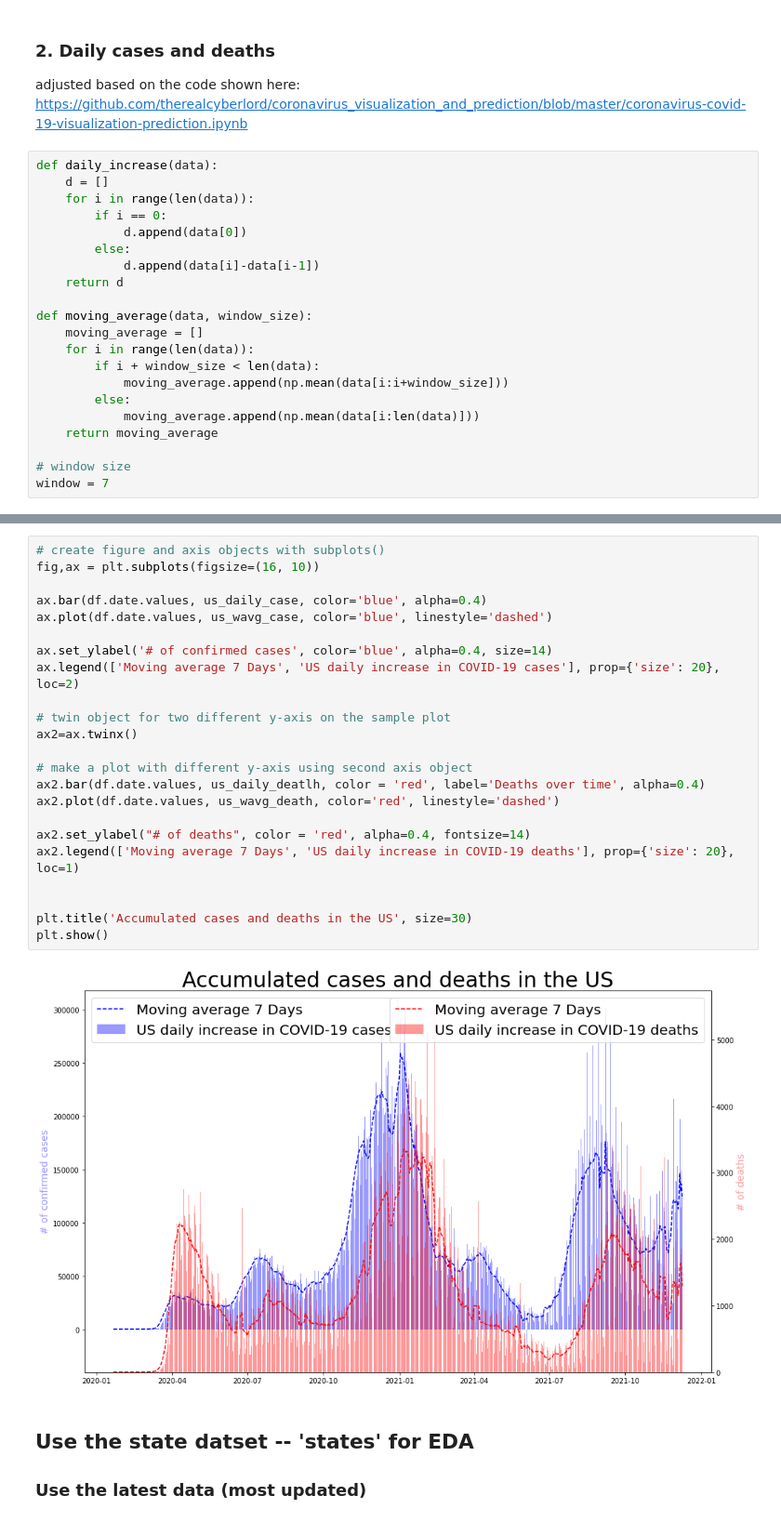
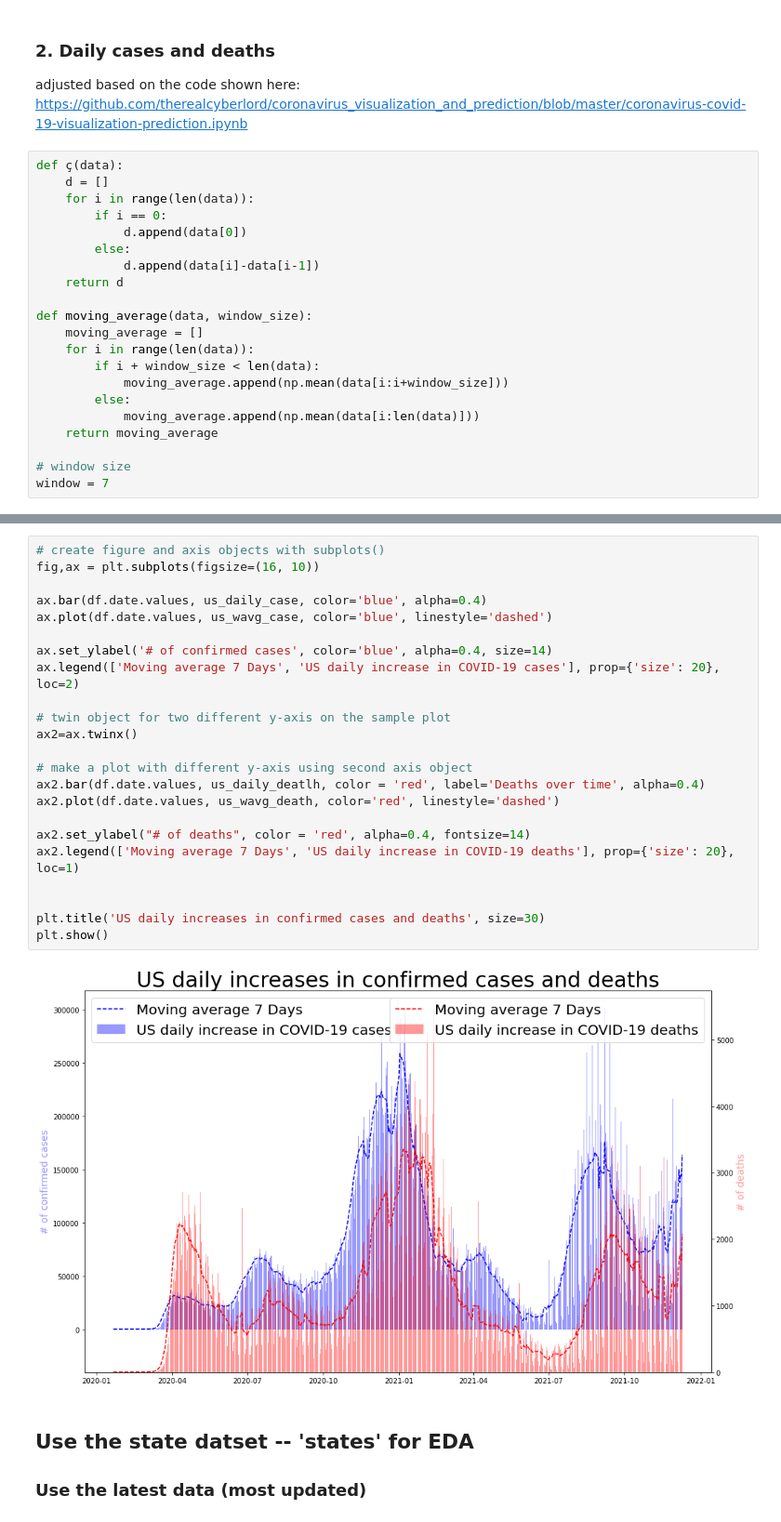
Before and after one commit to ysong1020/CovidTracker, a Jupyter notebook: ETL_EDA.ipynb, the cells around one changed output, grey strips where cells are left out. Shown at 93% size. Drawn from its saved outputs; the diff is of its cells as text.

```diff
--- a/ETL_EDA.ipynb
+++ b/ETL_EDA.ipynb
@@ -196,7 +196,7 @@ plt.show()
 ### 2. Daily cases and deaths
 adjusted based on the code shown here: https://github.com/therealcyberlord/coronavirus_visualization_and_prediction/blob/master/coronavirus-covid-19-visualization-prediction.ipynb
 # %%
-def daily_increase(data):
+def ç(data):
     d = []
     for i in range(len(data)):
         if i == 0:
@@ -240,28 +238,28 @@ plt.show()
 # %%
 # create figure and axis objects with subplots()
 fig,ax = plt.subplots(figsize=(16, 10))
 
 ax.bar(df.date.values, us_daily_case, color='blue', alpha=0.4)
 ax.plot(df.date.values, us_wavg_case, color='blue', linestyle='dashed')
 
 ax.set_ylabel('# of confirmed cases', color='blue', alpha=0.4, size=14)
 ax.legend(['Moving average 7 Days', 'US daily increase in COVID-19 cases'], prop={'size': 20}, loc=2)
 
 # twin object for two different y-axis on the sample plot
 ax2=ax.twinx()
 
 # make a plot with different y-axis using second axis object
 ax2.bar(df.date.values, us_daily_deatlh, color = 'red', label='Deaths over time', alpha=0.4)
 ax2.plot(df.date.values, us_wavg_death, color='red', linestyle='dashed')
 
 ax2.set_ylabel("# of deaths", color = 'red', alpha=0.4, fontsize=14)
 ax2.legend(['Moving average 7 Days', 'US daily increase in COVID-19 deaths'], prop={'size': 20}, loc=1)
 
 
-plt.title('Accumulated cases and deaths in the US', size=30)
+plt.title('US daily increases in confirmed cases and deaths', size=30)
 plt.show()
 # %% [output]
-[figure, old version]
+[figure, new version]
 # %% [markdown]
 ## Use the state datset -- 'states' for EDA
 ### Use the latest data (most updated)
```
Also changed, not shown: parts of 35 cells of this notebook, 1 other file.
